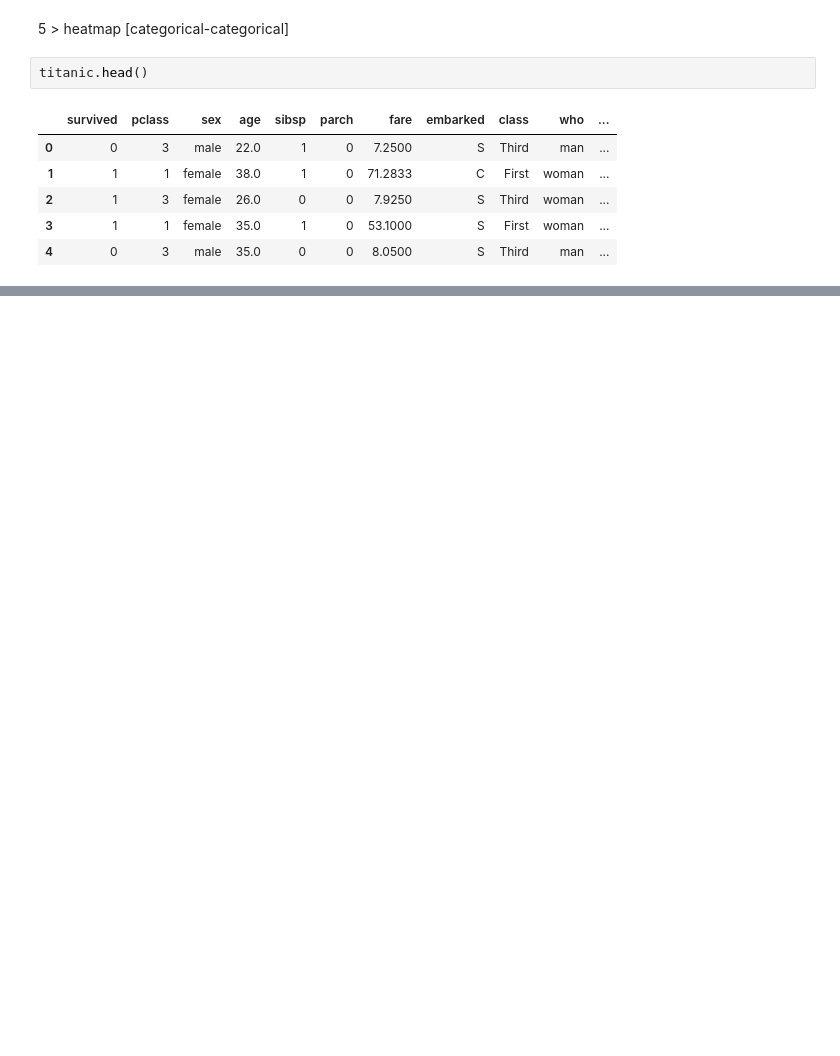
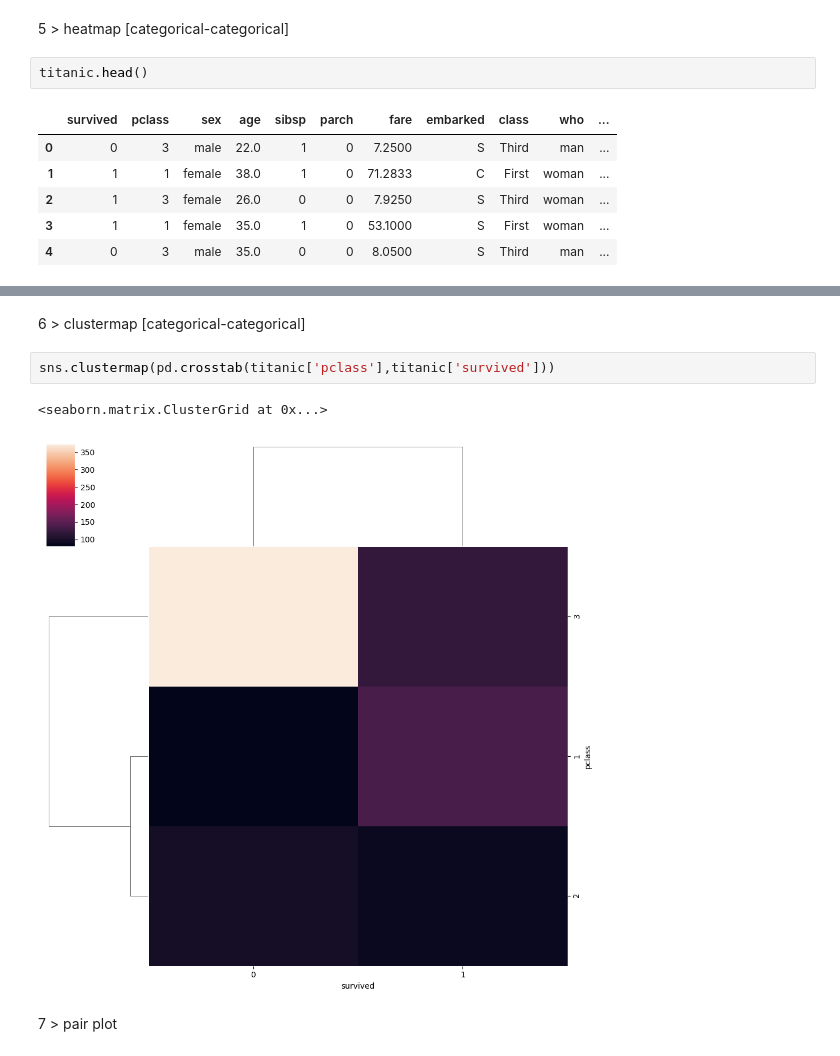
Before and after one commit to Khusheyy/MACHINE-LEARNING, a Jupyter notebook: lectures/multivariate_analysis.ipynb, the cells around one changed output, grey strips where cells are left out. Cells and saved outputs as stored; diff of their text form; blank space fills up the shorter version.

```diff
--- a/lectures/multivariate_analysis.ipynb
+++ b/lectures/multivariate_analysis.ipynb
@@ -115,0 +155,9 @@ sns.heatmap(pd.crosstab(titanic['pclass'],titanic['survived']))
+# %% [markdown]
+6 > clustermap [categorical-categorical]
+# %%
+sns.clustermap(pd.crosstab(titanic['pclass'],titanic['survived']))
+# %% [output]
+<seaborn.matrix.ClusterGrid at 0x...>
+[figure, added]
+# %% [markdown]
+7 > pair plot
```
Also changed, not shown: parts of 15 cells of this notebook.
